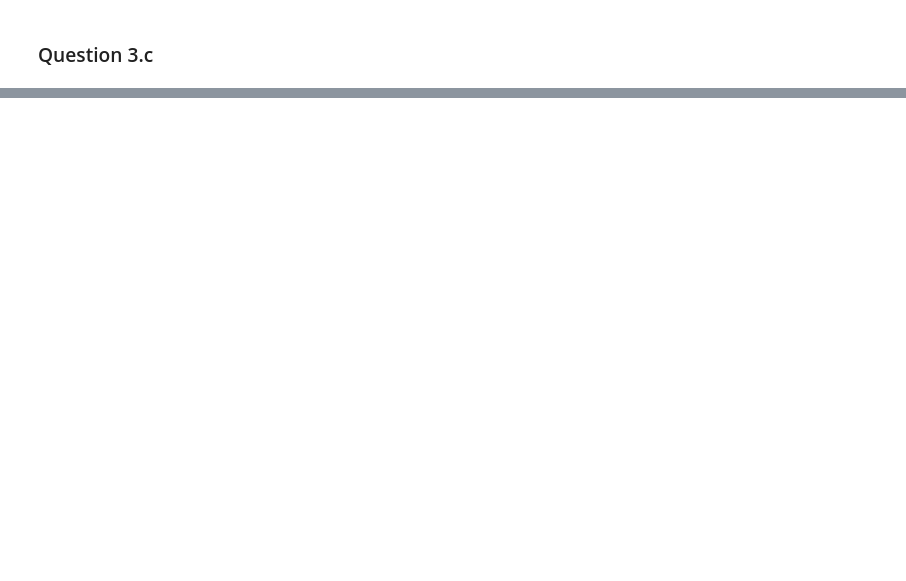
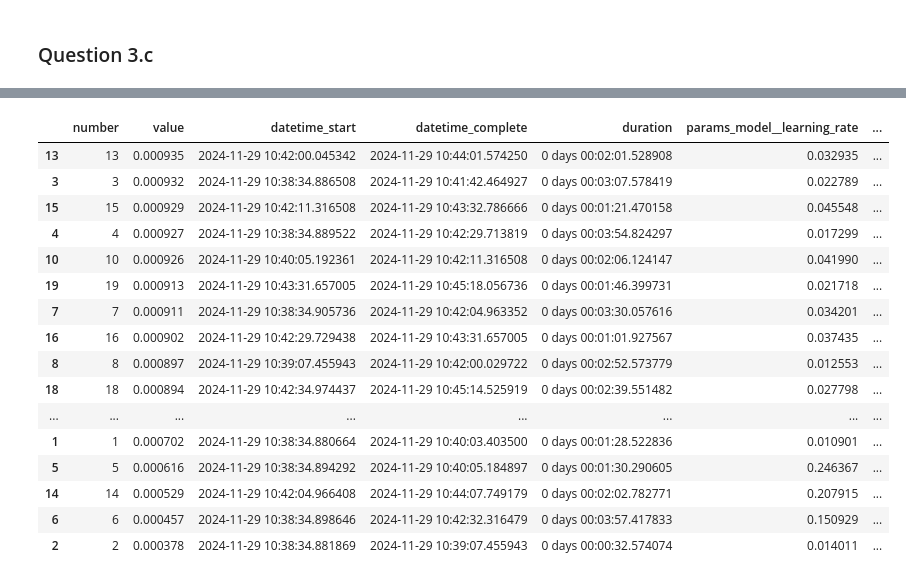
Before and after one commit to 10258392511/MLFIProjects, a Jupyter notebook: InsuranceClaimPred/assignment4_completed.ipynb, the cells around one changed output, grey strips where cells are left out. Drawn from its saved outputs; the diff is of its cells as text; code cells hidden in the pictures; blank space fills up the shorter version.

```diff
--- a/InsuranceClaimPred/assignment4_completed.ipynb
+++ b/InsuranceClaimPred/assignment4_completed.ipynb
@@ -786,0 +973,24 @@ Validation: |
+# %%
+with open("submissions/LGBM_study.pkl", "rb") as rf:
+    opt_search, metrics_df = pickle.load(rf)
+
+study = opt_search.study_
+study.trials_dataframe().sort_values("value", ascending=False)  # R^2
+# %% [output]
+|  | number | value | datetime_start | datetime_complete | duration | params_model__learning_rate | ... |
+| 13 | 13 | 0.000935 | 2024-11-29 10:42:00.045342 | 2024-11-29 10:44:01.574250 | 0 days 00:02:01.528908 | 0.032935 | ... |
+| 3 | 3 | 0.000932 | 2024-11-29 10:38:34.886508 | 2024-11-29 10:41:42.464927 | 0 days 00:03:07.578419 | 0.022789 | ... |
+| 15 | 15 | 0.000929 | 2024-11-29 10:42:11.316508 | 2024-11-29 10:43:32.786666 | 0 days 00:01:21.470158 | 0.045548 | ... |
+| 4 | 4 | 0.000927 | 2024-11-29 10:38:34.889522 | 2024-11-29 10:42:29.713819 | 0 days 00:03:54.824297 | 0.017299 | ... |
+| 10 | 10 | 0.000926 | 2024-11-29 10:40:05.192361 | 2024-11-29 10:42:11.316508 | 0 days 00:02:06.124147 | 0.041990 | ... |
+| 19 | 19 | 0.000913 | 2024-11-29 10:43:31.657005 | 2024-11-29 10:45:18.056736 | 0 days 00:01:46.399731 | 0.021718 | ... |
+| 7 | 7 | 0.000911 | 2024-11-29 10:38:34.905736 | 2024-11-29 10:42:04.963352 | 0 days 00:03:30.057616 | 0.034201 | ... |
+| 16 | 16 | 0.000902 | 2024-11-29 10:42:29.729438 | 2024-11-29 10:43:31.657005 | 0 days 00:01:01.927567 | 0.037435 | ... |
+| 8 | 8 | 0.000897 | 2024-11-29 10:39:07.455943 | 2024-11-29 10:42:00.029722 | 0 days 00:02:52.573779 | 0.012553 | ... |
+| 18 | 18 | 0.000894 | 2024-11-29 10:42:34.974437 | 2024-11-29 10:45:14.525919 | 0 days 00:02:39.551482 | 0.027798 | ... |
+| ... | ... | ... | ... | ... | ... | ... | ... |
+| 1 | 1 | 0.000702 | 2024-11-29 10:38:34.880664 | 2024-11-29 10:40:03.403500 | 0 days 00:01:28.522836 | 0.010901 | ... |
+| 5 | 5 | 0.000616 | 2024-11-29 10:38:34.894292 | 2024-11-29 10:40:05.184897 | 0 days 00:01:30.290605 | 0.246367 | ... |
+| 14 | 14 | 0.000529 | 2024-11-29 10:42:04.966408 | 2024-11-29 10:44:07.749179 | 0 days 00:02:02.782771 | 0.207915 | ... |
+| 6 | 6 | 0.000457 | 2024-11-29 10:38:34.898646 | 2024-11-29 10:42:32.316479 | 0 days 00:03:57.417833 | 0.150929 | ... |
+| 2 | 2 | 0.000378 | 2024-11-29 10:38:34.881869 | 2024-11-29 10:39:07.455943 | 0 days 00:00:32.574074 | 0.014011 | ... |
```
Also changed, not shown: parts of 21 cells of this notebook, 3 other files.
